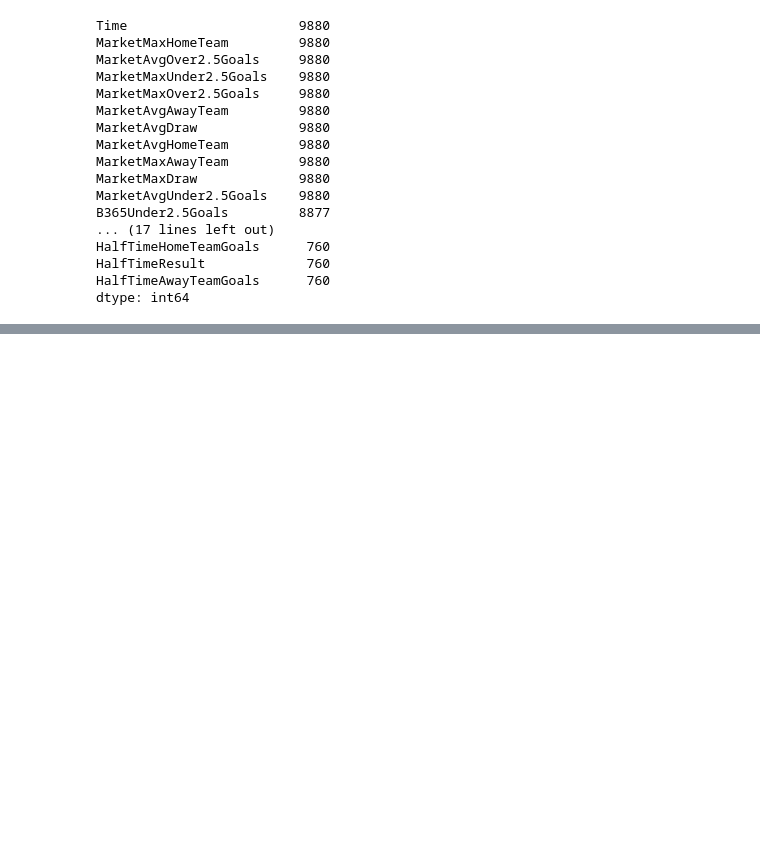
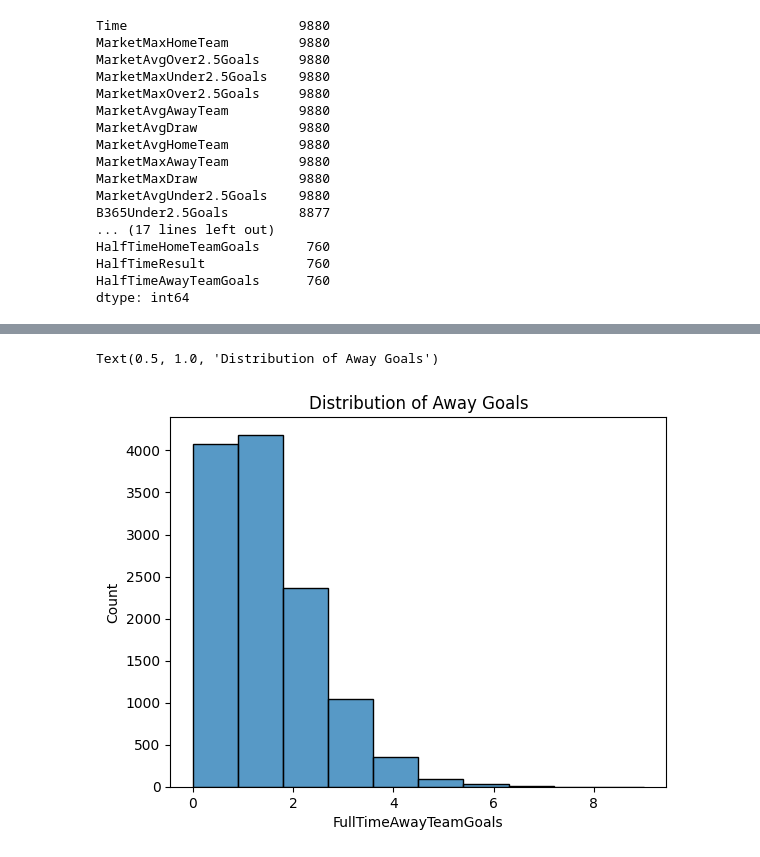
Before and after one commit to javieryeow/premier-league-score-predictor, a Jupyter notebook: notebooks/eda.ipynb, the cells around one changed output, grey strips where cells are left out. Saved outputs shown, nothing was run; the diff lists cells and outputs as text; code cells hidden in the pictures; blank space fills up the shorter version.

```diff
--- a/notebooks/eda.ipynb
+++ b/notebooks/eda.ipynb
@@ -56,0 +68,6 @@ dtype: int64
+# %%
+sns.histplot(df["FullTimeAwayTeamGoals"], bins=10, kde=False)
+plt.title("Distribution of Away Goals")
+# %% [output]
+Text(0.5, 1.0, 'Distribution of Away Goals')
+[figure, added]
```
Also changed, not shown: parts of 5 cells of this notebook, 4 other files.
